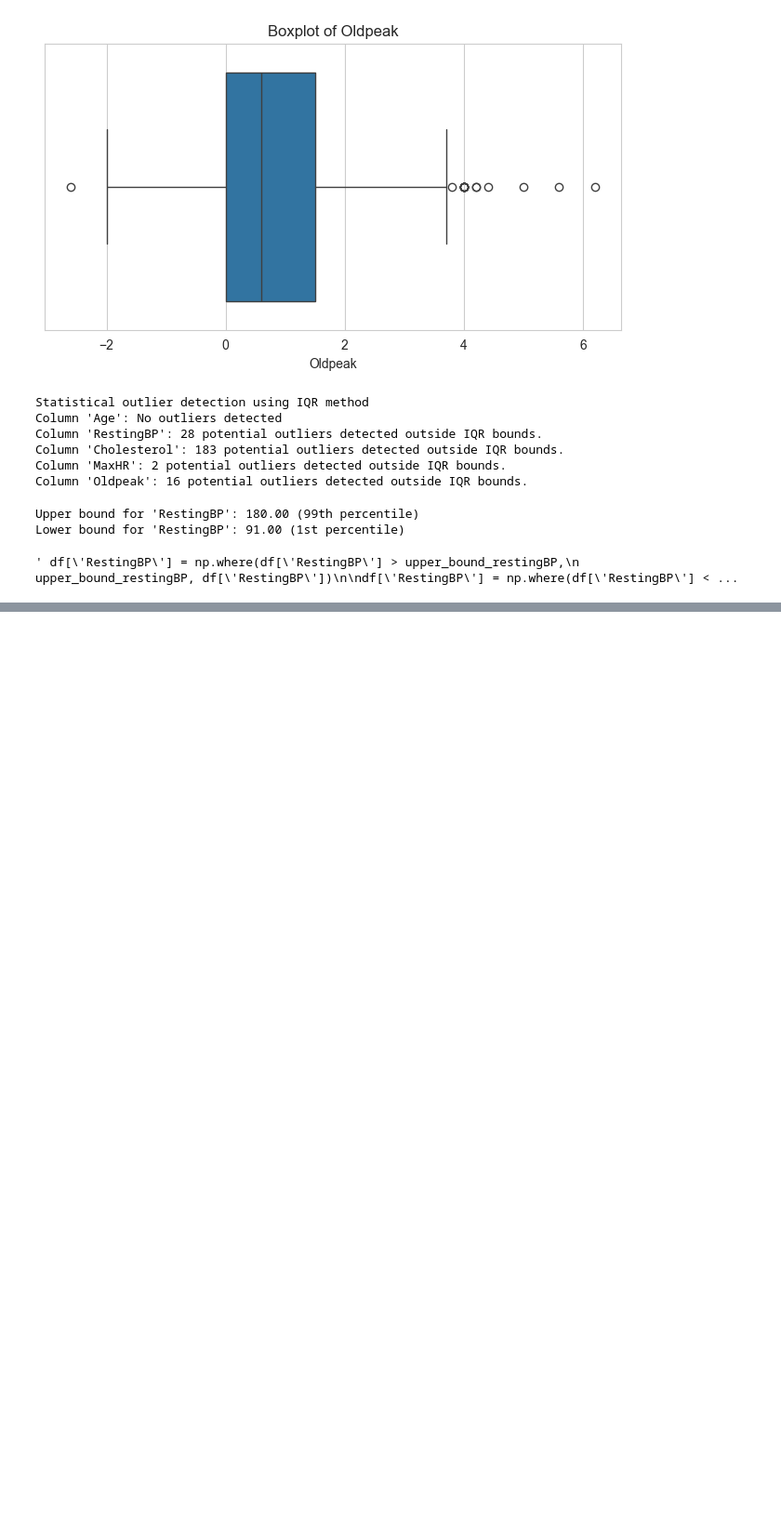
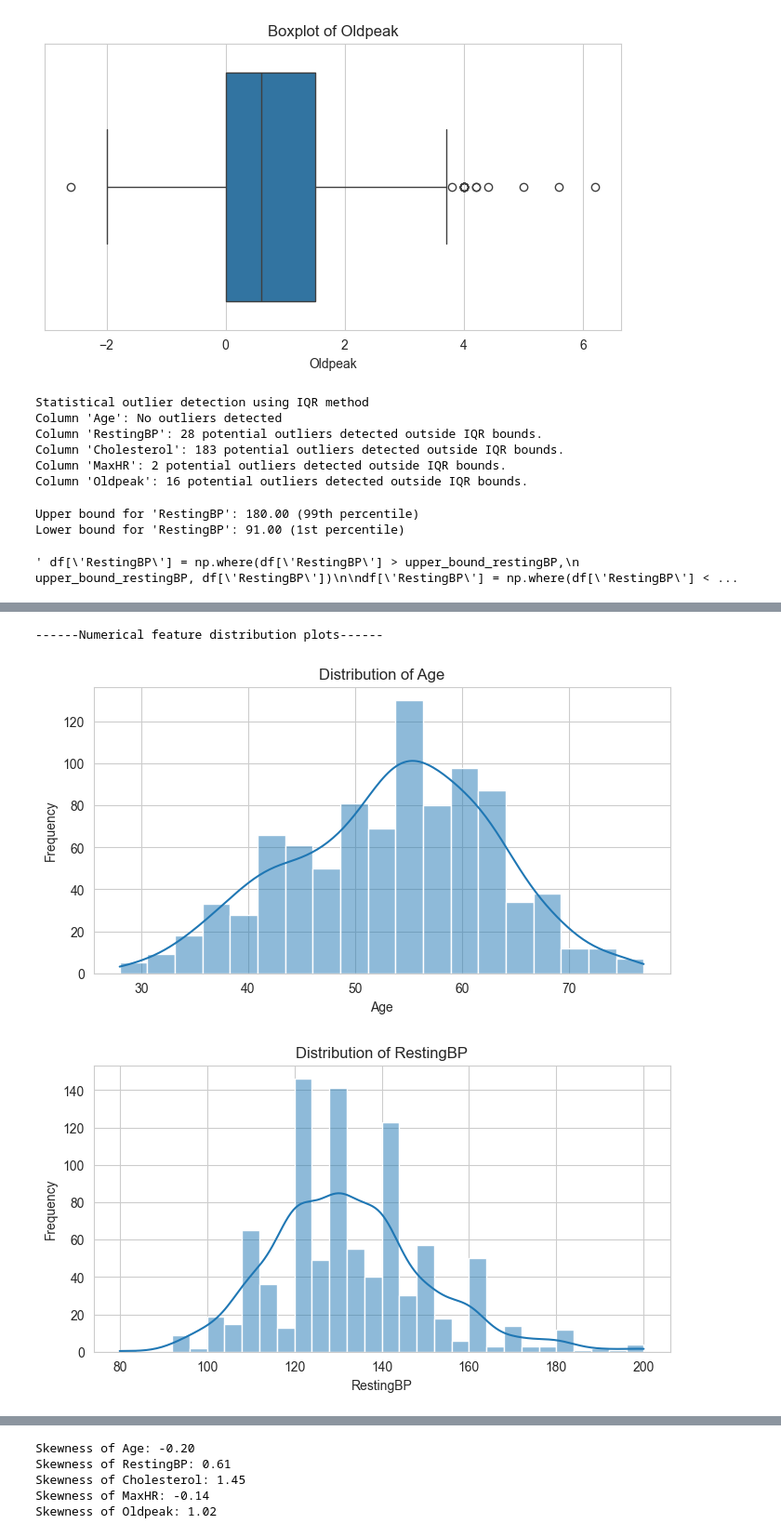
Before and after one commit to eblack007/HeartDiseaseProject, a Jupyter notebook: notebooks/01_eda_and_cleaning.ipynb, the cells around one changed output, grey strips where cells are left out. Shown at 93% size. Cells and saved outputs as stored; diff of their text form; code cells hidden in the pictures; blank space fills up the shorter version.

Commit message:
Add exploratory data analysis code for numerical,categorical and target feature

```diff
--- a/notebooks/01_eda_and_cleaning.ipynb
+++ b/notebooks/01_eda_and_cleaning.ipynb
@@ -196,0 +204,3 @@ if 'Cholesterol' in df:
+# %%
+df = pd.read_csv('../data/processed/heart_cleaned.csv')
+print("Data reloaded from 'heart_cleaned.csv' for EDA.")
@@ -196,0 +231,17 @@ if 'Cholesterol' in df:
+# %%
+numerical_cols = ['Age', 'RestingBP', 'Cholesterol', 'MaxHR', 'Oldpeak']
+categorical_cols = ['Sex', 'ChestPainType', 'FastingBS', 'RestingECG', 'ExerciseAngina', 'ST_Slope']
+target_feature = 'HeartDisease'
+# %%
+print("------Numerical feature distribution plots------")
+for col in numerical_cols:
+    plt.figure(figsize=(8, 4))
+    sns.histplot(df[col], kde=True)
+    plt.title(f'Distribution of {col}')
+    plt.xlabel(col)
+    plt.ylabel('Frequency')
+    plt.show()
+# %% [output]
+------Numerical feature distribution plots------
+[figure, added]
+[figure, added]
@@ -196,0 +251,10 @@ if 'Cholesterol' in df:
+# %%
+for col in numerical_cols:
+    skewness = df[col].skew()
+    print(f"Skewness of {col}: {skewness:.2f}")
+# %% [output]
+Skewness of Age: -0.20
+Skewness of RestingBP: 0.61
+Skewness of Cholesterol: 1.45
+Skewness of MaxHR: -0.14
+Skewness of Oldpeak: 1.02
```
Also changed, not shown: parts of 9 cells of this notebook.
